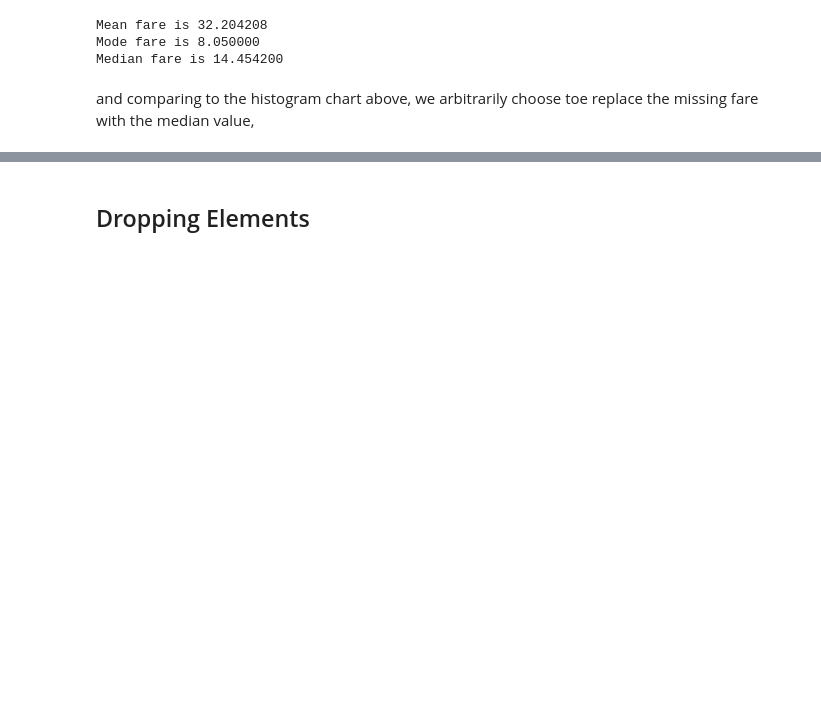
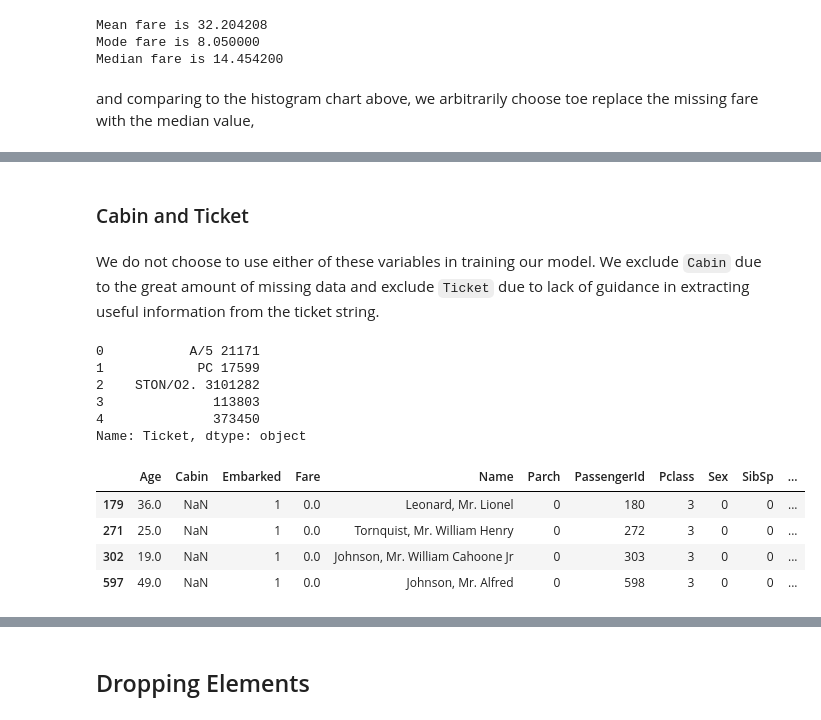
Before and after one commit to nuclth/Kaggle_Titanic, a Jupyter notebook: Survival.ipynb, the cells around one changed output, grey strips where cells are left out. Cells and saved outputs as stored; diff of their text form; code cells hidden in the pictures; blank space fills up the shorter version.

```diff
--- a/Survival.ipynb
+++ b/Survival.ipynb
@@ -526,0 +560,14 @@ plt.show()
+# %% [markdown]
+### Cabin and Ticket
+# %% [markdown]
+We do not choose to use either of these variables in training our model. We exclude `Cabin` due to the great amount of missing data and exclude `Ticket` due to lack of guidance in extracting useful information from the ticket string.
+# %%
+
+full_df.Ticket.head()
+# %% [output]
+0           A/5 21171
+1            PC 17599
+2    STON/O2. 3101282
+3              113803
+4              373450
+Name: Ticket, dtype: object
@@ -526,0 +580,8 @@ plt.show()
+# %%
+full_df[full_df.Ticket.str.contains('LINE') ]
+# %% [output]
+|  | Age | Cabin | Embarked | Fare | Name | Parch | PassengerId | Pclass | Sex | SibSp | ... |
+| 179 | 36.0 | NaN | 1 | 0.0 | Leonard, Mr. Lionel | 0 | 180 | 3 | 0 | 0 | ... |
+| 271 | 25.0 | NaN | 1 | 0.0 | Tornquist, Mr. William Henry | 0 | 272 | 3 | 0 | 0 | ... |
+| 302 | 19.0 | NaN | 1 | 0.0 | Johnson, Mr. William Cahoone Jr | 0 | 303 | 3 | 0 | 0 | ... |
+| 597 | 49.0 | NaN | 1 | 0.0 | Johnson, Mr. Alfred | 0 | 598 | 3 | 0 | 0 | ... |
```
Also changed, not shown: parts of 73 cells of this notebook, 1 other file.
